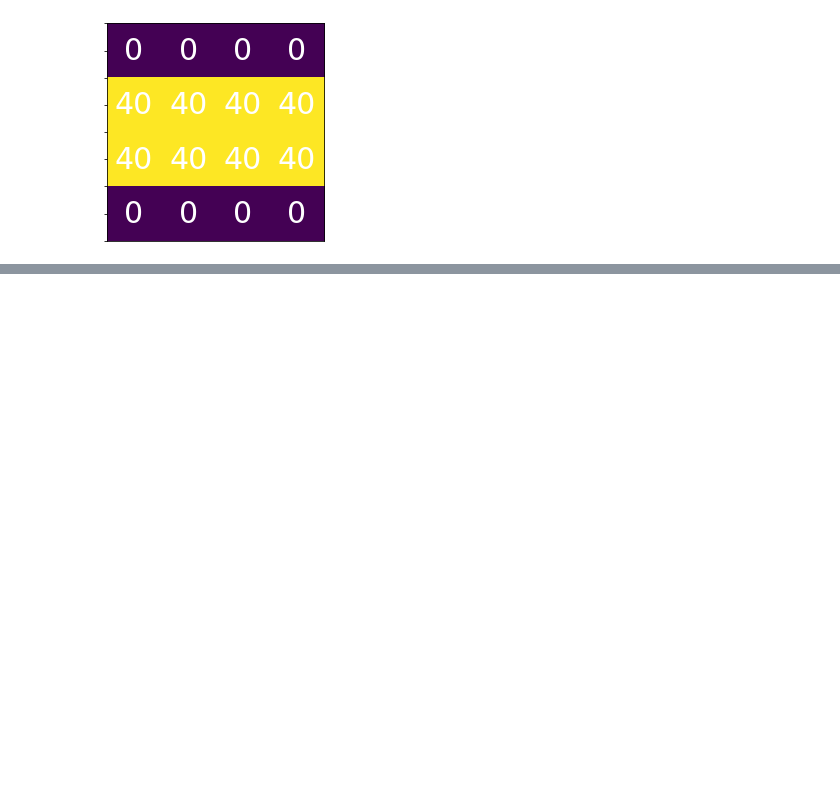
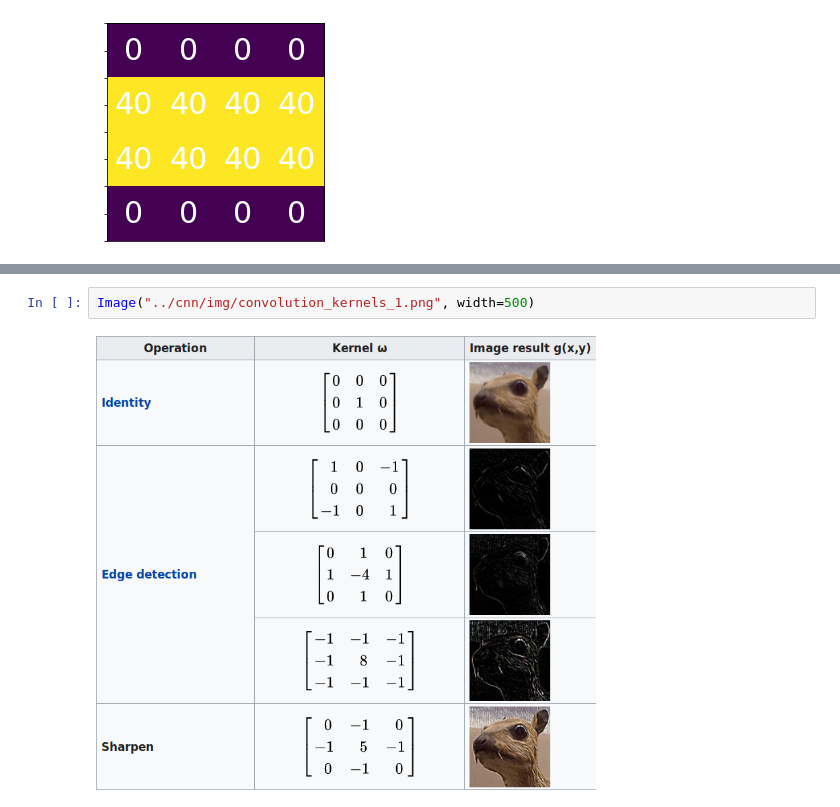
Before and after one commit to JakobGM/visual-intelligence, a Jupyter notebook: numerical_examples/cnn-propagation.ipynb, the cells around one changed output, grey strips where cells are left out. Drawn from its saved outputs; the diff is of its cells as text; blank space fills up the shorter version.

```diff
--- a/numerical_examples/cnn-propagation.ipynb
+++ b/numerical_examples/cnn-propagation.ipynb
@@ -117,0 +194,4 @@ cnn.plot_matrix(max_pool.pool(input_))
+# %%
+Image("../cnn/img/convolution_kernels_1.png", width=500)
+# %% [output]
+[figure, added]
```
Also changed, not shown: parts of 73 cells of this notebook, 1 other file.
